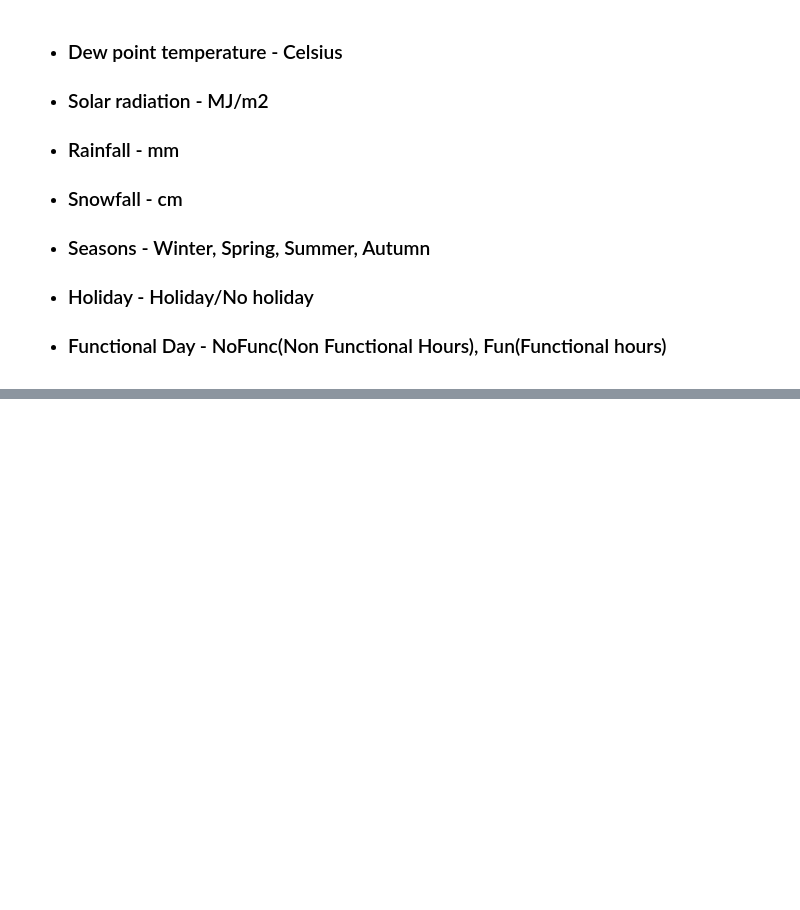
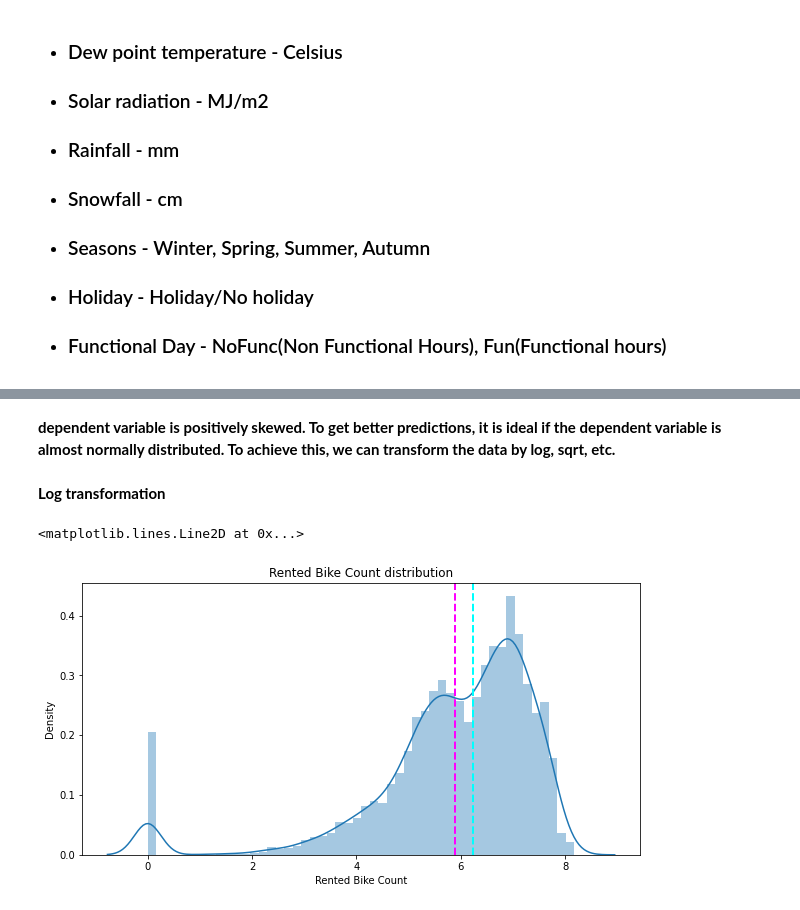
Before and after one commit to NavedMansuri/Bike-Sharing-Demand-Prediction, a Jupyter notebook: Bike_Sharing_Demand_Prediction_Capstone_Project.ipynb, the cells around one changed output, grey strips where cells are left out. Drawn from its saved outputs; the diff is of its cells as text; code cells hidden in the pictures; blank space fills up the shorter version.

```diff
--- a/Bike_Sharing_Demand_Prediction_Capstone_Project.ipynb
+++ b/Bike_Sharing_Demand_Prediction_Capstone_Project.ipynb
@@ -30,0 +354,16 @@
+# %% [markdown]
+**dependent variable is positively skewed. To get better predictions, it is ideal if the dependent variable is almost normally distributed.
+To achieve this, we can transform the data by log, sqrt, etc.**
+# %% [markdown]
+**Log transformation**
+# %%
+# visualizing the distribution of dependent variable after log transformation
+plt.figure(figsize=(10,5))
+sns.distplot(np.log1p(df[dependent_variable]))
+plt.xlabel(dependent_variable[0])
+plt.title(dependent_variable[0]+' distribution')
+plt.axvline(np.log1p(df['Rented Bike Count']).mean(), color='magenta', linestyle='dashed', linewidth=2)
+plt.axvline(np.log1p(df['Rented Bike Count']).median(), color='cyan', linestyle='dashed', linewidth=2)
+# %% [output]
+<matplotlib.lines.Line2D at 0x...>
+[figure, added]
```
Also changed, not shown: parts of 106 cells of this notebook.
